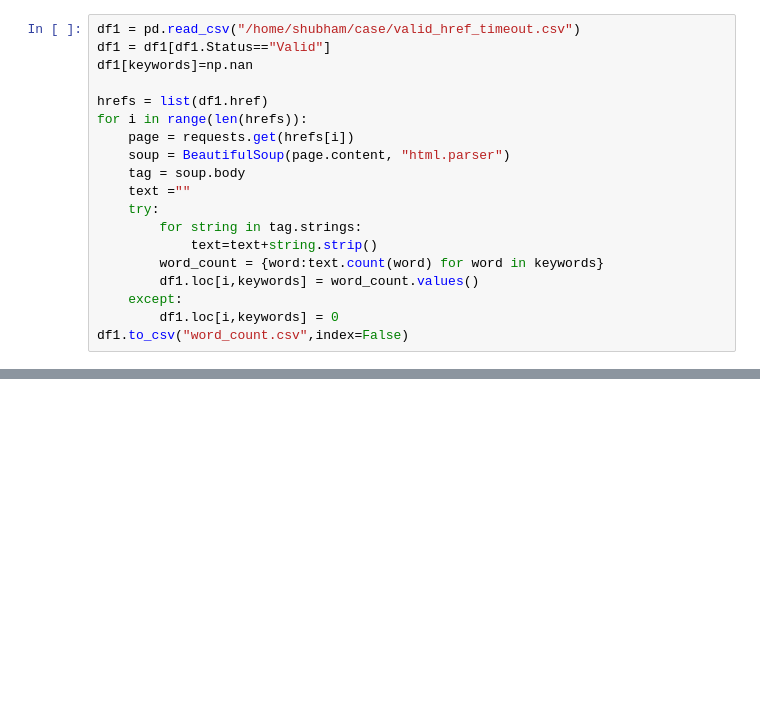
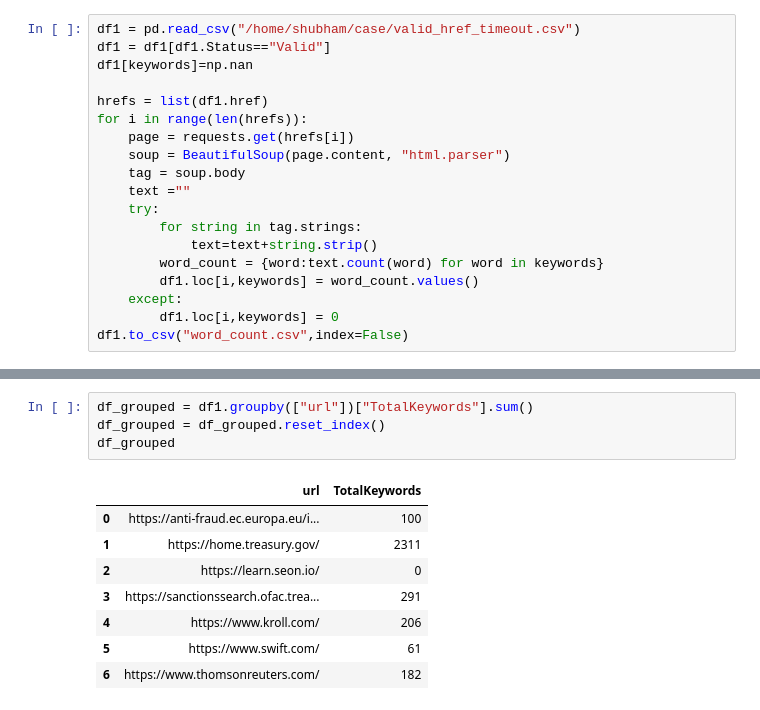
Before and after one commit to ShubhPatil95/Case-Study, a Jupyter notebook: CaseStudy.ipynb, the cells around one changed output, grey strips where cells are left out. Drawn from its saved outputs; the diff is of its cells as text; blank space fills up the shorter version.

```diff
--- a/CaseStudy.ipynb
+++ b/CaseStudy.ipynb
@@ -174,0 +196,13 @@ df_new.to_csv("/content/drive/MyDrive/EKeeda/case/Max_freq_keyword.csv",index=Fa
+# %%
+df_grouped = df1.groupby(["url"])["TotalKeywords"].sum()
+df_grouped = df_grouped.reset_index()
+df_grouped
+# %% [output]
+|  | url | TotalKeywords |
+| 0 | https://anti-fraud.ec.europa.eu/i... | 100 |
+| 1 | https://home.treasury.gov/ | 2311 |
+| 2 | https://learn.seon.io/ | 0 |
+| 3 | https://sanctionssearch.ofac.trea... | 291 |
+| 4 | https://www.kroll.com/ | 206 |
+| 5 | https://www.swift.com/ | 61 |
+| 6 | https://www.thomsonreuters.com/ | 182 |
```
Also changed, not shown: parts of 7 cells of this notebook, 3 other files.
